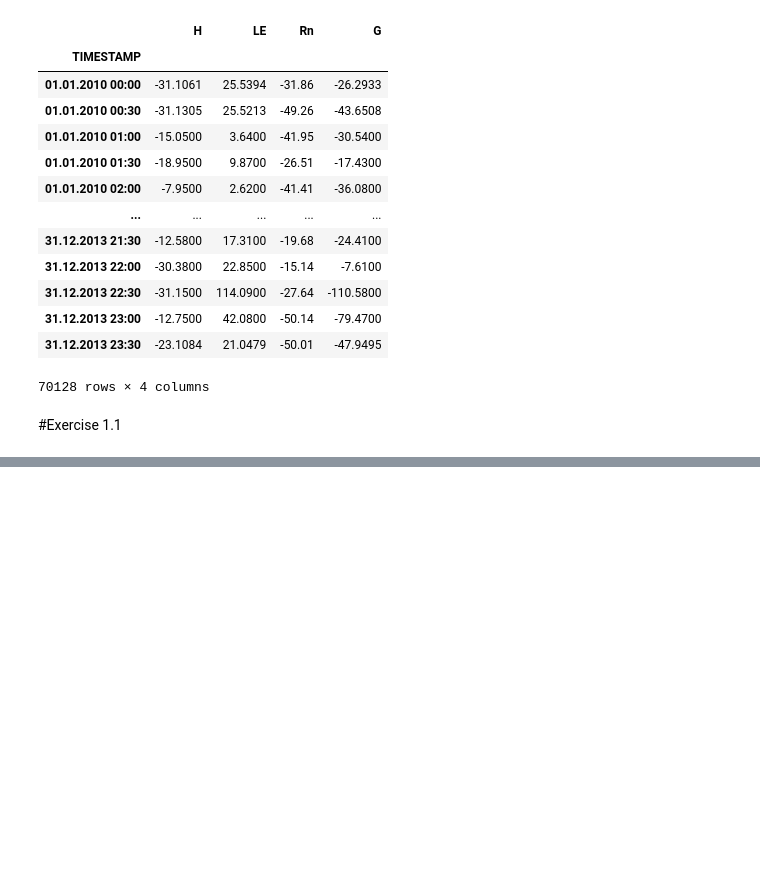
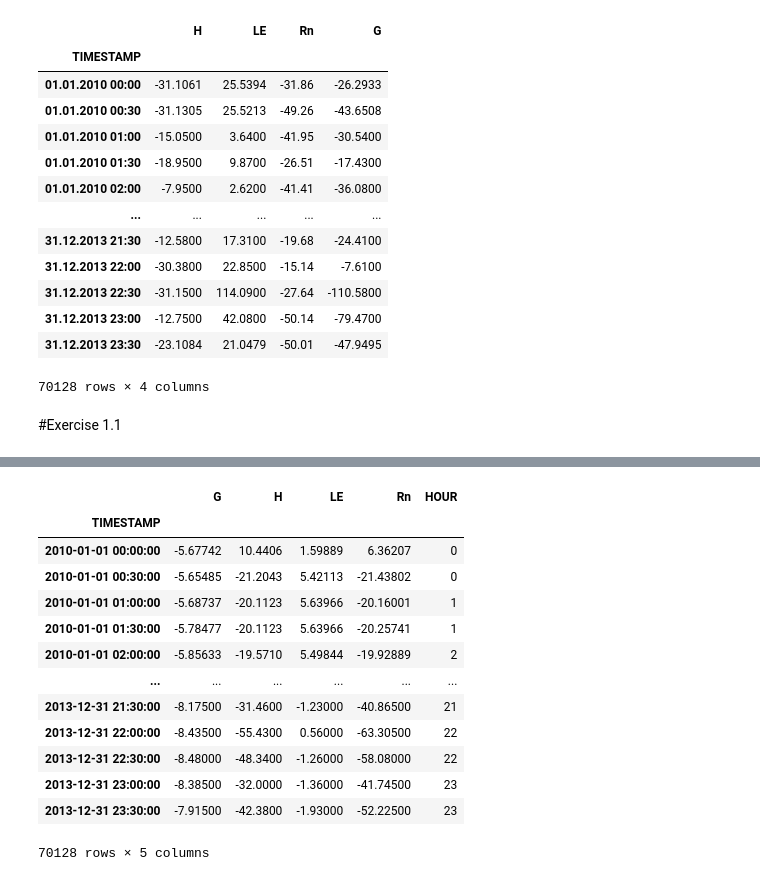
Before and after one commit to Ariful1488/TimeSeries_analysis, a Jupyter notebook: Atmoshpheric_dataAnalysis/Final_Assignment.ipynb, the cells around one changed output, grey strips where cells are left out. Drawn from its saved outputs; the diff is of its cells as text; code cells hidden in the pictures; blank space fills up the shorter version.

```diff
--- a/Atmoshpheric_dataAnalysis/Final_Assignment.ipynb
+++ b/Atmoshpheric_dataAnalysis/Final_Assignment.ipynb
@@ -131,0 +211,17 @@ Location_3_netRadiation
+# %%
+Location_2_netRadiation
+# %% [output]
+|  | G | H | LE | Rn | HOUR |
+| TIMESTAMP |  |  |  |  |  |
+| 2010-01-01 00:00:00 | -5.67742 | 10.4406 | 1.59889 | 6.36207 | 0 |
+| 2010-01-01 00:30:00 | -5.65485 | -21.2043 | 5.42113 | -21.43802 | 0 |
+| 2010-01-01 01:00:00 | -5.68737 | -20.1123 | 5.63966 | -20.16001 | 1 |
+| 2010-01-01 01:30:00 | -5.78477 | -20.1123 | 5.63966 | -20.25741 | 1 |
+| 2010-01-01 02:00:00 | -5.85633 | -19.5710 | 5.49844 | -19.92889 | 2 |
+| ... | ... | ... | ... | ... | ... |
+| 2013-12-31 21:30:00 | -8.17500 | -31.4600 | -1.23000 | -40.86500 | 21 |
+| 2013-12-31 22:00:00 | -8.43500 | -55.4300 | 0.56000 | -63.30500 | 22 |
+| 2013-12-31 22:30:00 | -8.48000 | -48.3400 | -1.26000 | -58.08000 | 22 |
+| 2013-12-31 23:00:00 | -8.38500 | -32.0000 | -1.36000 | -41.74500 | 23 |
+| 2013-12-31 23:30:00 | -7.91500 | -42.3800 | -1.93000 | -52.22500 | 23 |
+70128 rows × 5 columns
```
Also changed, not shown: parts of 13 cells of this notebook.
